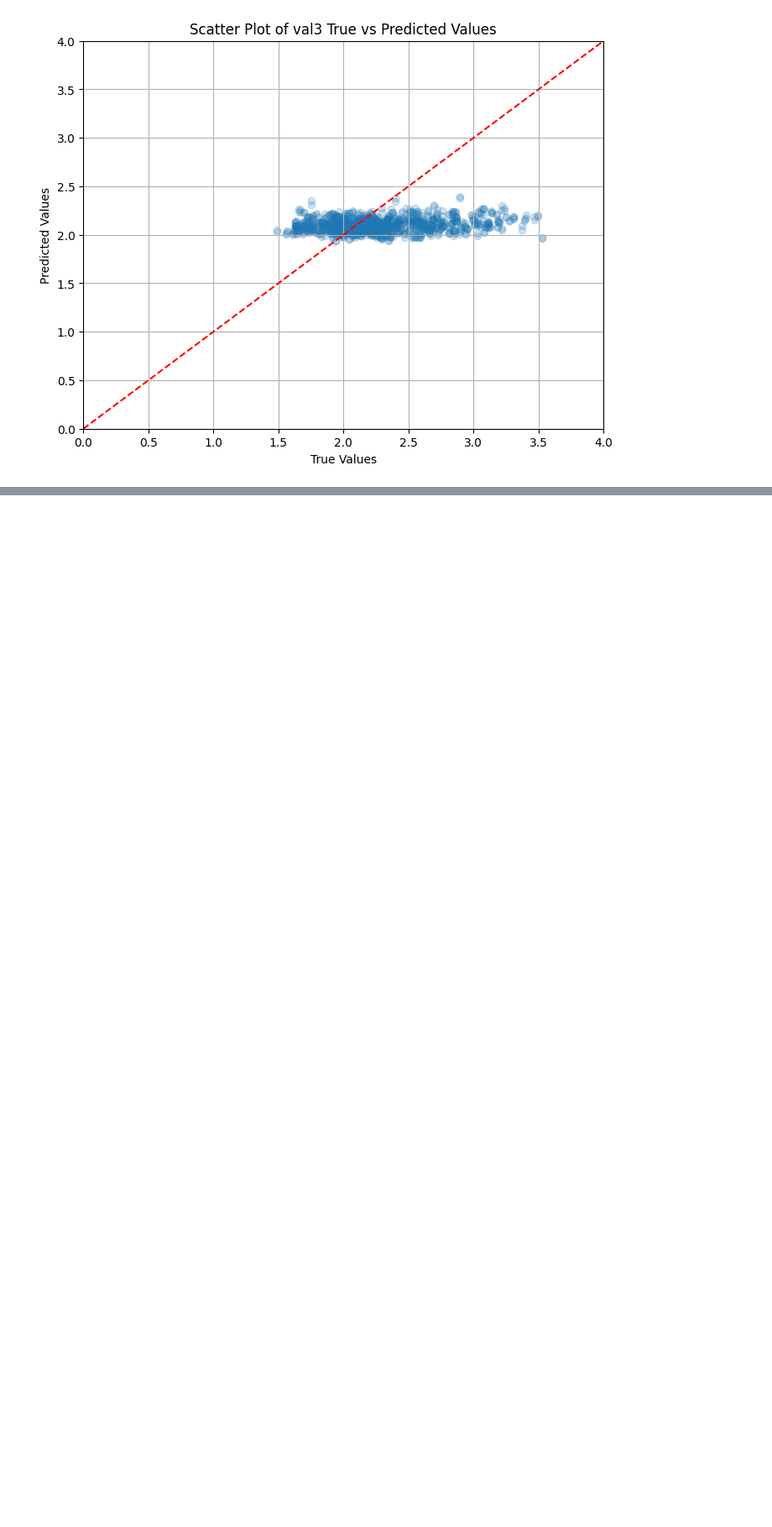
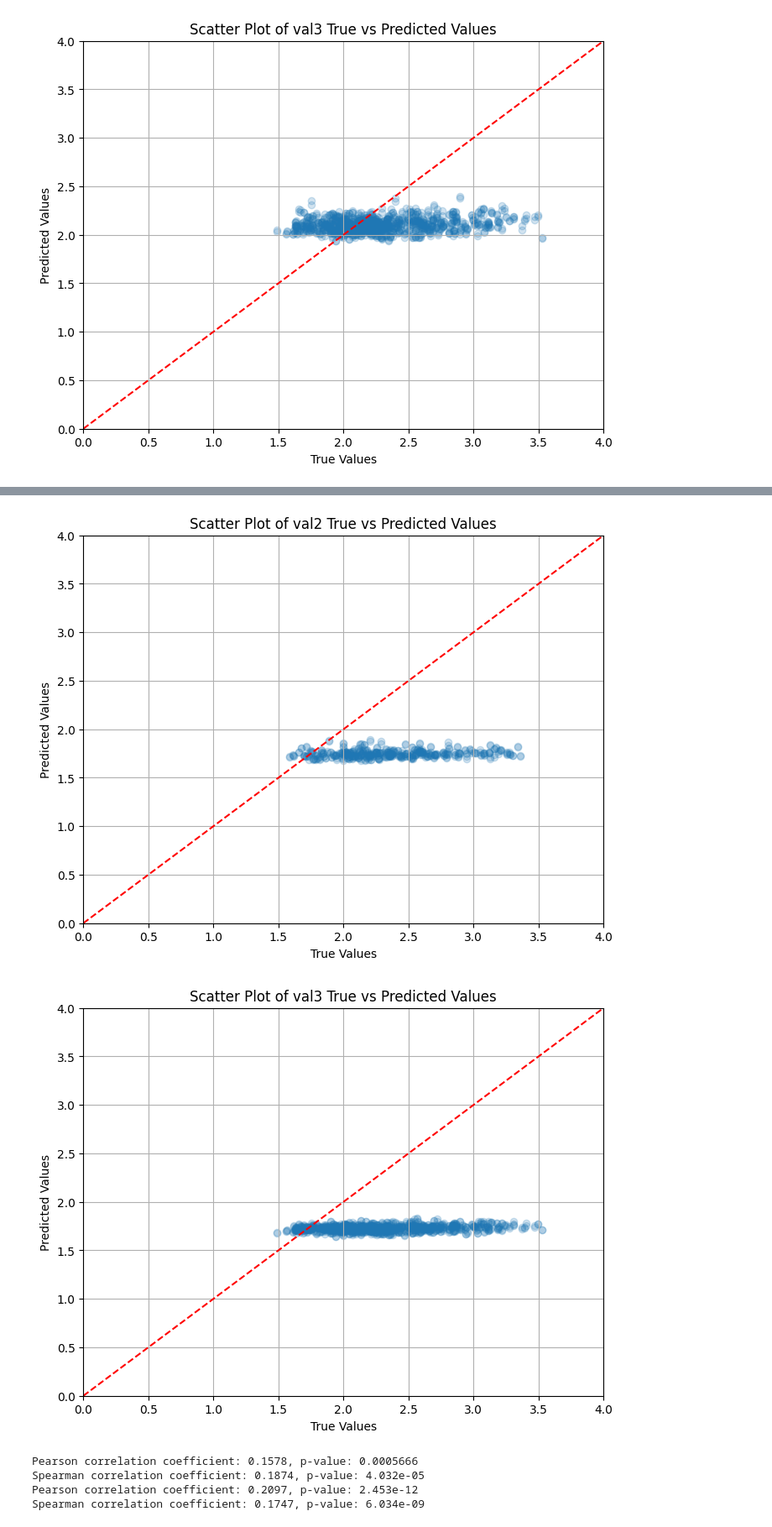
Before and after one commit to KaplowLab/liverRegression, a Jupyter notebook: notebooks/correlations_pos.ipynb, the cells around one changed output, grey strips where cells are left out. Shown at 84% size. Cells and saved outputs as stored; diff of their text form; code cells hidden in the pictures; blank space fills up the shorter version.

```diff
--- a/notebooks/correlations_pos.ipynb
+++ b/notebooks/correlations_pos.ipynb
@@ -359,0 +401,38 @@ mouse_train_real
+# %%
+pred_df = pd.read_csv('/home/azstephe/liverRegression/regression_liver/data/model_outputs/or2bctq6/activations_macaque_VAL.csv', header=None)
+val1_df = pd.read_csv('/home/azstephe/liverRegression/regression_liver/data/splits/val1/macaque_liver_VAL.narrowPeak', header=None, delim_whitespace=True).iloc[:,4]
+val2_df = pd.read_csv('/home/azstephe/liverRegression/regression_liver/data/splits/val2/macaque_liver_VAL.narrowPeak', header=None, delim_whitespace=True).iloc[:,4]
+val3_df = pd.read_csv('/home/azstephe/liverRegression/regression_liver/data/splits/val3/macaque_liver_VAL.narrowPeak', header=None, delim_whitespace=True).iloc[:,4]
+
+val1_len = 2*len(val1_df)
+val2_len = 2*len(val2_df)
+val3_len = 2*len(val3_df)
+
+doubled_val1_df = pd.concat([val1_df, val1_df]).sort_index(kind='mergesort').reset_index(drop=True)
+doubled_val2_df = pd.concat([val2_df, val2_df]).sort_index(kind='mergesort').reset_index(drop=True)
+doubled_val3_df = pd.concat([val3_df, val3_df]).sort_index(kind='mergesort').reset_index(drop=True)
+
+pred_val1_df = pred_df.head(val1_len)
+pred_val2_df = pred_df.iloc[val1_len:val1_len + val2_len]
+pred_val3_df = pred_df.tail(val3_len)
+
+# neg_df = pd.read_csv('../splits/negatives/nonMouse_liver_andRat_andCow_andPig_andMacaque_VAL_500bp.bed', header=None, delim_whitespace=True).iloc[:,4]
+# neg_len = len(neg_df)
+# doubled_ndf = pd.DataFrame(np.zeros((neg_len*2, 1)))
+doubled_combined = pd.concat([doubled_val1_df, doubled_val2_df, doubled_val3_df])
+
+if len(doubled_combined)!=len(pred_df):
+    print("Incorrect lengths")
+
+scatter(pred_val2_df[0], doubled_val2_df, 'val2')
+scatter(pred_val3_df[0], doubled_val3_df, 'val3')
+pearson_spearman(pred_val2_df[0], doubled_val2_df)
+pearson_spearman(pred_val3_df[0], doubled_val3_df)
+histogram(pred_val1_df, "val1", "predicted")
+# %% [output]
+[figure, added]
+[figure, added]
+Pearson correlation coefficient: 0.1578, p-value: 0.0005666
+Spearman correlation coefficient: 0.1874, p-value: 4.032e-05
+Pearson correlation coefficient: 0.2097, p-value: 2.453e-12
+Spearman correlation coefficient: 0.1747, p-value: 6.034e-09
```
Also changed, not shown: parts of 27 cells of this notebook, 18 other files.
